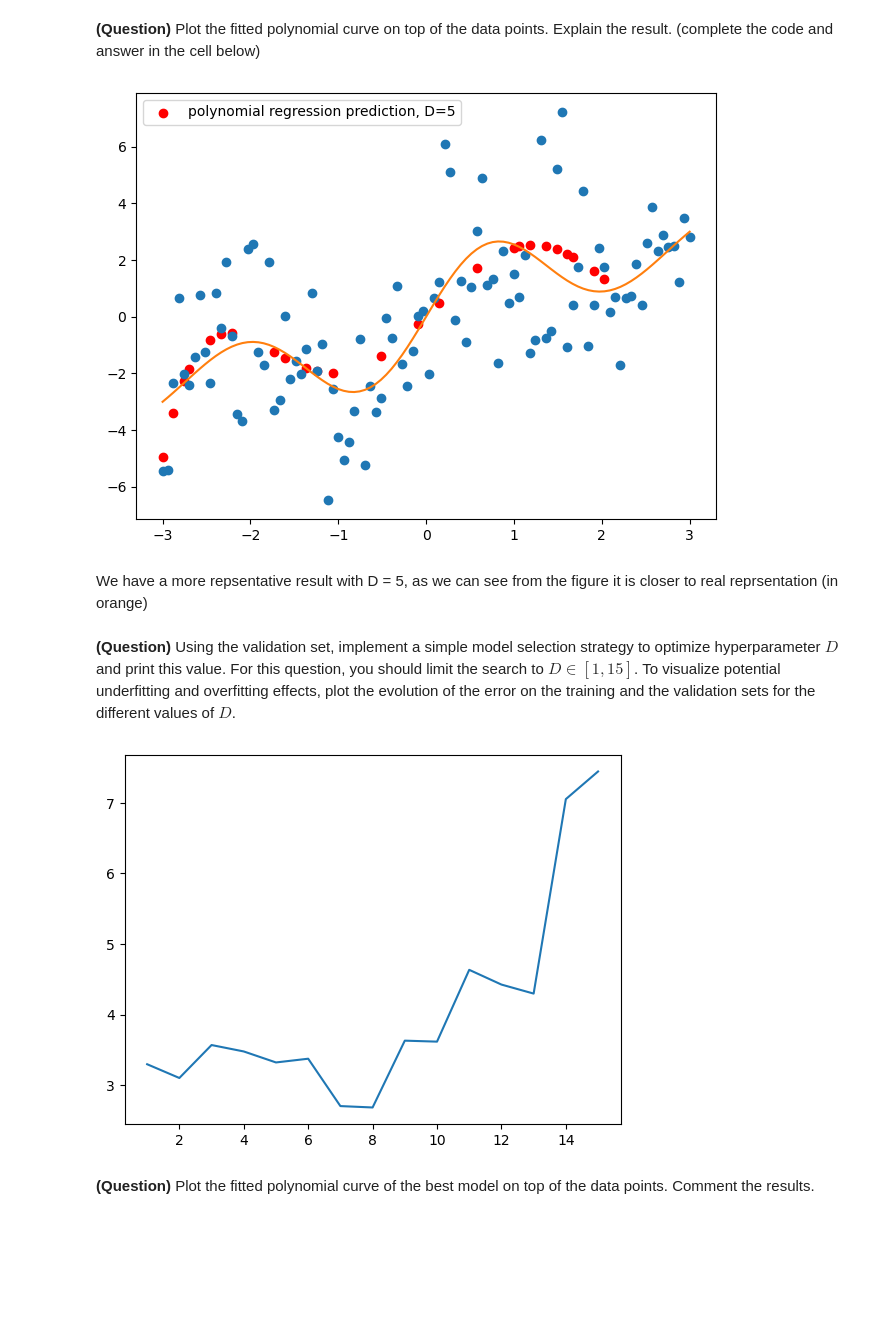
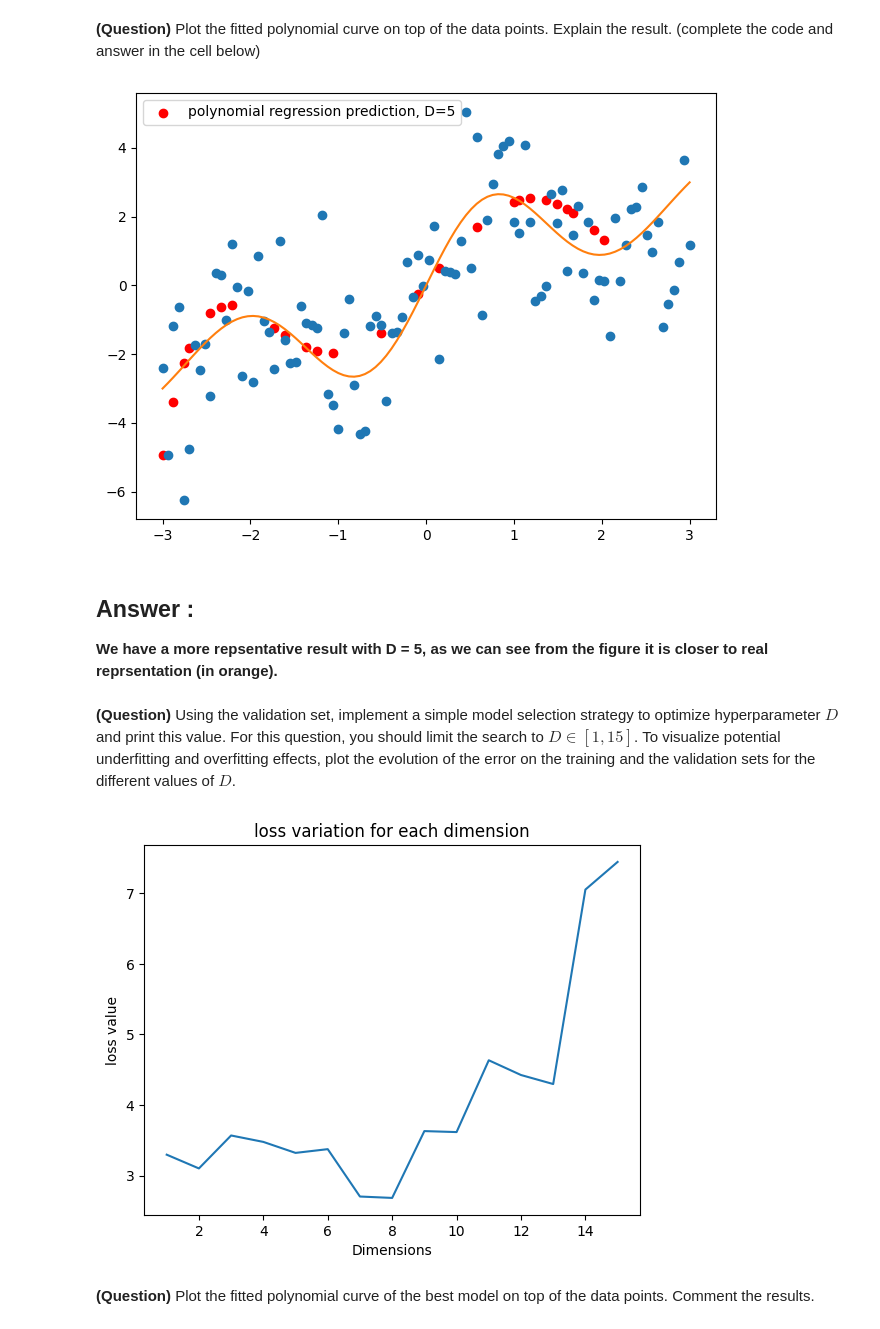
Before and after one commit to daJster/Machine_learning_2023, a Jupyter notebook: ml-tp1.ipynb, the cells around one changed output. Saved outputs shown, nothing was run; the diff lists cells and outputs as text; code cells hidden in the pictures; blank space fills up the shorter version.

```diff
--- a/ml-tp1.ipynb
+++ b/ml-tp1.ipynb
@@ -100,11 +103,14 @@ plt.close()
 
 *Hint: the loss landscape can be represented by a 2D map (for example of size 100x100) where in each coordinate $(w_0, w_1)$ the value is mean squared error for these parameters. You can use `plt.contourf` to visualize the result.*
 # %%
-# we choose the following loss function (2D)
+# creating the intervals for w
 w0 = np.linspace(w[0]-0.2, w[0]+0.2, 100)
 w1 = np.linspace(w[1]-0.2, w[1]+0.2, 100)
+
+# creating the loss map
 loss = np.empty((100, 100))
 
+# calculating the loss for each combination
 for i in range(100) :
     for j in range(100) :
         loss[i, j] = np.mean((y_train - np.dot(X_train_ones, np.array([w0[i], w1[j]])))**2)
@@ -112,11 +118,11 @@ for i in range(100) :
 assert loss.shape == (100, 100)
 
 # Create a grid of points
-X, Y = np.meshgrid(w0, w1)
+X_mesh, Y_mesh = np.meshgrid(w0, w1)
 
 # Create a contour plot
 plt.figure()
-plt.contourf(X, Y, loss, cmap='viridis')
+plt.contourf(X_mesh, Y_mesh, loss, cmap='viridis')
 plt.scatter(w[0], w[1], color="red")
 plt.colorbar()
 plt.xlabel('w0-axis')
@@ -191,43 +200,45 @@ print(mse)
 # %% [markdown]
 **(Question)** Plot the fitted polynomial curve on top of the data points. Explain the result. (complete the code and answer in the cell below)
 # %%
-# YOUR CODE HERE
-X = np.linspace(-3, 3, num=N)
-y = X + (alpha * np.sin((2. * np.pi * X) / sigma) * np.exp(-(X ** 2) / (sigma ** 2)))
-# Add some random noise
-y_noisy = y + rng.standard_normal(N) * 2.
 plt.figure()
 plt.plot(X, y_noisy, 'o')
 plt.plot(X, y)
+# plotting the prediction values when D=5
 plt.scatter(X_valid, y_pred, color='red', label="polynomial regression prediction, D=5")
 plt.legend()
 plt.tight_layout()
 plt.show()
 plt.close()
 # %% [output]
-[figure, old version]
+[figure, new version]
 # %% [markdown]
-We have a more repsentative result with D = 5, as we can see from the figure it is closer to real reprsentation (in orange)
+## **Answer :**
+**We have a more repsentative result with D = 5, as we can see from the figure it is closer to real reprsentation (in orange).**
 # %% [markdown]
 **(Question)** Using the validation set, implement a simple model selection strategy to optimize hyperparameter $D$ and print this value. For this question, you should limit the search to $D \in [1, 15]$.
 To visualize potential underfitting and overfitting effects, plot the evolution of the error on the training and the validation sets for the different values of $D$.
 # %%
-# YOUR CODE HERE
+# finding the best degree by calculating the mse for each combination
 error_values = np.empty((15,))
 for i in range(1, 16) :
     pr = PolynomialRegression(D=i)
     X_poly_train, X_poly_valid = pr.make_poly(X_train), pr.make_poly(X_valid)
     pr.fit(X_poly_train, y_train)
     y_pred = pr.predict(X_poly_valid)
     mse = mean_squared_error(y_valid, y_pred)
     error_values[i-1] = mse
 
+
+# plotting the graph
 plt.figure()
 plt.plot(range(1, 16), error_values)
+plt.title("loss variation for each dimension")
+plt.xlabel("Dimensions")
+plt.ylabel("loss value")
 plt.show()
 plt.close()
 # %% [output]
-[figure, old version]
+[figure, new version]
 # %% [markdown]
 **(Question)** Plot the fitted polynomial curve of the best model on top of the data points. Comment the results.
 # %%
```
Also changed, not shown: parts of 19 cells of this notebook.
